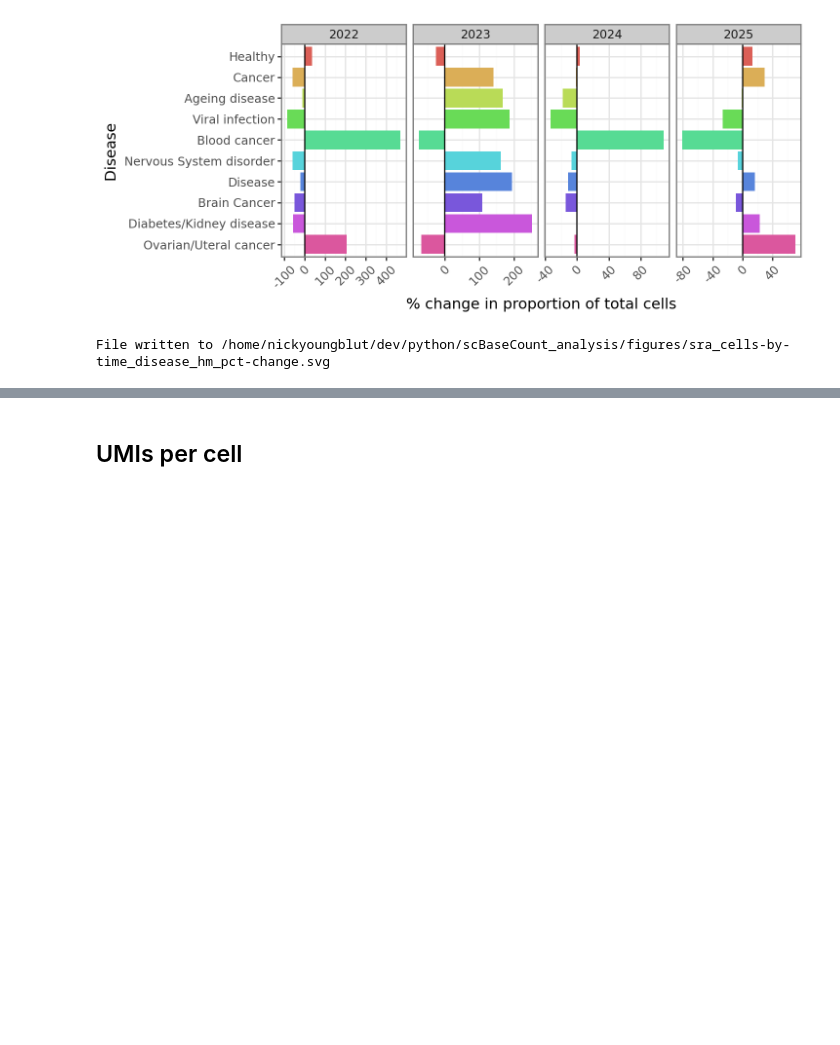
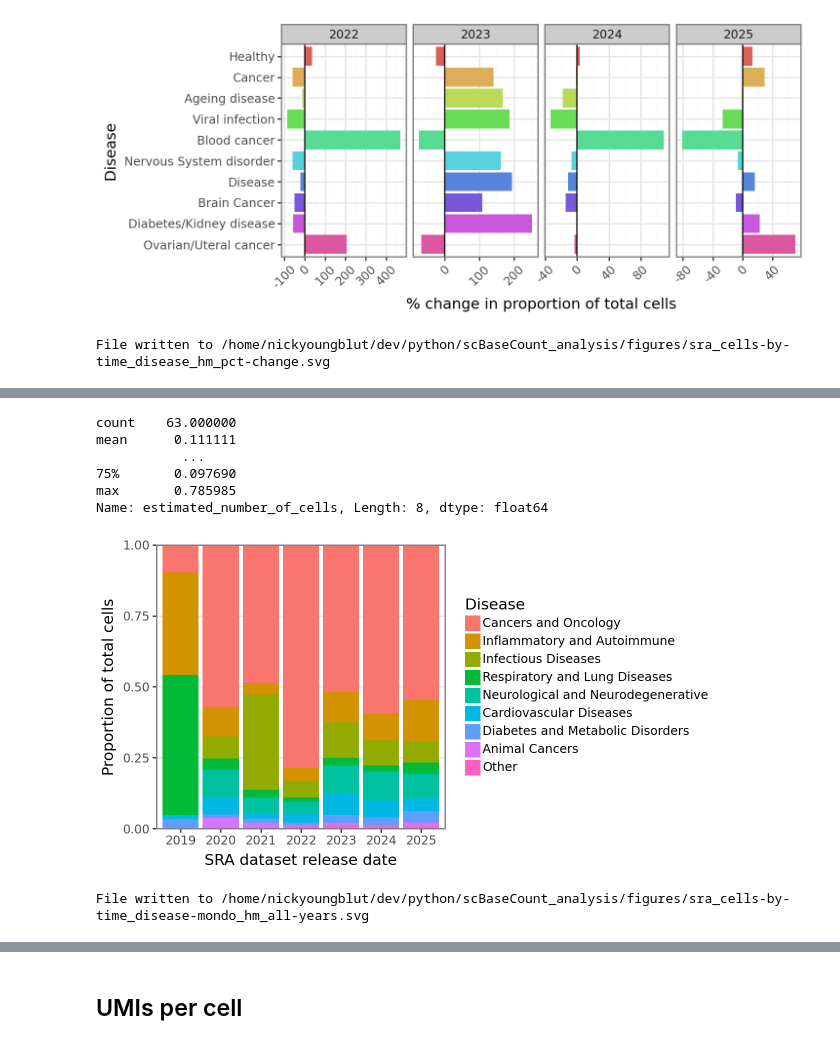
Before and after one commit to ArcInstitute/scBaseCount_analysis, a Jupyter notebook: notebooks/sra_cells-by-time.ipynb, the cells around one changed output, grey strips where cells are left out. Cells and saved outputs as stored; diff of their text form; code cells hidden in the pictures; blank space fills up the shorter version.

```diff
--- a/notebooks/sra_cells-by-time.ipynb
+++ b/notebooks/sra_cells-by-time.ipynb
@@ -1710,0 +1995,6 @@ File written to /home/nickyoungblut/dev/python/scBaseCount_analysis/figures/sra_
+# %%
+group_cols = ["release_date_year", "disease_group"]
+# %%
+# summarize cells by groups
+df_cells_disease_sum = df_cells_disease.groupby(group_cols).agg({"estimated_number_of_cells": "sum"}).reset_index()
+df_cells_disease_sum
@@ -1710,0 +2009,7 @@ File written to /home/nickyoungblut/dev/python/scBaseCount_analysis/figures/sra_
+# %%
+# compete
+df_cells_disease_sum = pandas_complete(
+    df_cells_disease_sum,
+    group_cols=group_cols
+)
+df_cells_disease_sum
@@ -1710,0 +2024,55 @@ File written to /home/nickyoungblut/dev/python/scBaseCount_analysis/figures/sra_
+# %%
+# total sum scaling per year
+df_total = df_cells_disease_sum.groupby("release_date_year").agg({"estimated_number_of_cells": "sum"}).reset_index().rename(columns={"estimated_number_of_cells" : "total_cell_count"})
+df_cells_disease_sum = df_cells_disease_sum.merge(df_total, on="release_date_year", how="inner")
+df_cells_disease_sum["estimated_number_of_cells"] = df_cells_disease_sum["estimated_number_of_cells"] / df_cells_disease_sum["total_cell_count"]
+df_cells_disease_sum["estimated_number_of_cells"].describe()
+# %% [output]
+count    63.000000
+mean      0.111111
+           ...
+75%       0.097690
+max       0.785985
+Name: estimated_number_of_cells, Length: 8, dtype: float64
+# %%
+# plot the proportion of cells for each year
+# filter to top 10 diseases
+df_cells_disease_sum_top10 = (
+    df_cells_disease_sum[["disease_group", "estimated_number_of_cells"]][df_cells_disease_sum["disease_group"] != "other"]
+    .groupby("disease_group").sum()
+    .sort_values("estimated_number_of_cells", ascending=False)
+    .head(15)
+    .reset_index()
+)
+df = df_cells_disease_sum[df_cells_disease_sum["disease_group"].isin(df_cells_disease_sum_top10["disease_group"])]
+
+# order by count
+disease_order = df_cells_disease_sum_top10["disease_group"].unique().tolist()
+df["disease_group"] = pd.Categorical(df["disease_group"], categories=disease_order)
+
+# plot the proportion of cells for each year
+p = (
+    pn.ggplot(df, pn.aes(x="release_date_year", y="estimated_number_of_cells", fill="disease_group")) +
+    pn.geom_col() +
+    pn.scale_y_continuous(expand=(0, 0)) +
+    pn.scale_fill_manual(values=disease_colors) +
+    pn.labs(
+        x = "SRA dataset release date",
+        y = "Proportion of total cells",
+        fill = "Disease",
+    ) +
+    pn.theme(
+        figure_size=(6.2, 3.4),
+        legend_key_size=11
+    )
+)
+p
+# %% [output]
+[figure, added]
+# %%
+# save as svg
+outfile = base_dir / "figures" / "sra_cells-by-time_disease-mondo_hm_all-years.svg"
+pn.ggsave(p, outfile)
+print(f"File written to {outfile}")
+# %% [output]
+File written to /home/nickyoungblut/dev/python/scBaseCount_analysis/figures/sra_cells-by-time_disease-mondo_hm_all-years.svg
```
Also changed, not shown: parts of 37 cells of this notebook.
